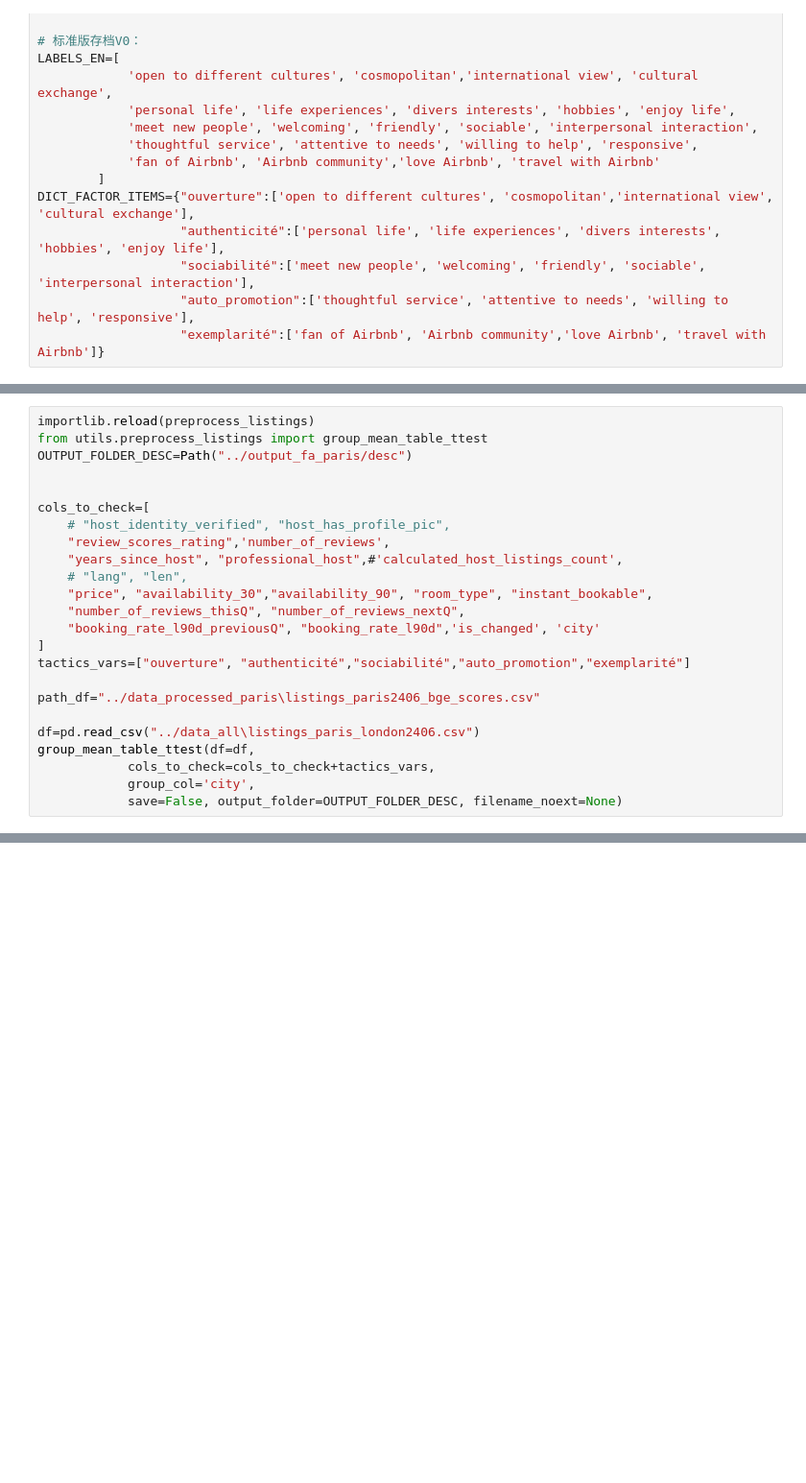
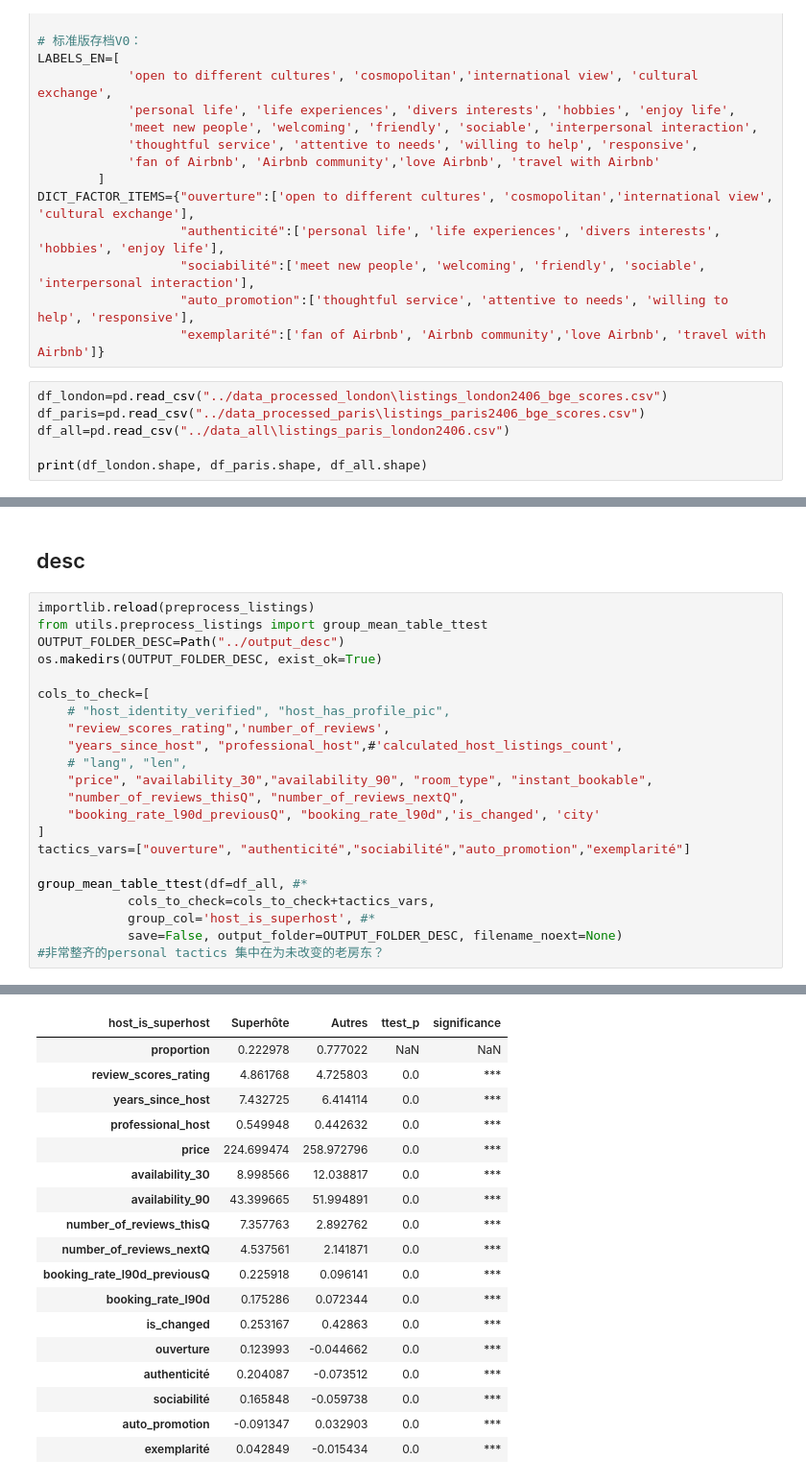
Before and after one commit to yeliu-dh/SelfPresentation_Multimodal_airbnb, a Jupyter notebook: C_stat/test_mod.ipynb, the cells around one changed output, grey strips where cells are left out. Shown at 96% size. Drawn from its saved outputs; the diff is of its cells as text; blank space fills up the shorter version.

```diff
--- a/C_stat/test_mod.ipynb
+++ b/C_stat/test_mod.ipynb
@@ -21,3 +21,9 @@ DICT_FACTOR_ITEMS={"ouverture":['open to different cultures', 'cosmopolitan','in
                    "sociabilité":['meet new people', 'welcoming', 'friendly', 'sociable', 'interpersonal interaction'],
                    "auto_promotion":['thoughtful service', 'attentive to needs', 'willing to help', 'responsive'],
                    "exemplarité":['fan of Airbnb', 'Airbnb community','love Airbnb', 'travel with Airbnb']}
+# %%
+df_london=pd.read_csv("../data_processed_london\listings_london2406_bge_scores.csv")
+df_paris=pd.read_csv("../data_processed_paris\listings_paris2406_bge_scores.csv")
+df_all=pd.read_csv("../data_all\listings_paris_london2406.csv")
+
+print(df_london.shape, df_paris.shape, df_all.shape)
@@ -24,8 +84,10 @@ DICT_FACTOR_ITEMS={"ouverture":['open to different cultures', 'cosmopolitan','in
+# %% [markdown]
+## desc
 # %%
 importlib.reload(preprocess_listings)
 from utils.preprocess_listings import group_mean_table_ttest
-OUTPUT_FOLDER_DESC=Path("../output_fa_paris/desc")
-
+OUTPUT_FOLDER_DESC=Path("../output_desc")
+os.makedirs(OUTPUT_FOLDER_DESC, exist_ok=True)
 
 cols_to_check=[
     # "host_identity_verified", "host_has_profile_pic",
@@ -38,10 +100,9 @@ cols_to_check=[
 ]
 tactics_vars=["ouverture", "authenticité","sociabilité","auto_promotion","exemplarité"]
 
-path_df="../data_processed_paris\listings_paris2406_bge_scores.csv"
-
-df=pd.read_csv("../data_all\listings_paris_london2406.csv")
-group_mean_table_ttest(df=df,
+group_mean_table_ttest(df=df_all, #*
             cols_to_check=cols_to_check+tactics_vars,
-            group_col='city',
+            group_col='host_is_superhost', #*
             save=False, output_folder=OUTPUT_FOLDER_DESC, filename_noext=None)
+#非常整齐的personal tactics 集中在为未改变的老房东？
+# %% [output]
@@ -47,0 +120,18 @@ group_mean_table_ttest(df=df,
+| host_is_superhost | Superhôte | Autres | ttest_p | significance |
+| proportion | 0.222978 | 0.777022 | NaN | NaN |
+| review_scores_rating | 4.861768 | 4.725803 | 0.0 | *** |
+| years_since_host | 7.432725 | 6.414114 | 0.0 | *** |
+| professional_host | 0.549948 | 0.442632 | 0.0 | *** |
+| price | 224.699474 | 258.972796 | 0.0 | *** |
+| availability_30 | 8.998566 | 12.038817 | 0.0 | *** |
+| availability_90 | 43.399665 | 51.994891 | 0.0 | *** |
+| number_of_reviews_thisQ | 7.357763 | 2.892762 | 0.0 | *** |
+| number_of_reviews_nextQ | 4.537561 | 2.141871 | 0.0 | *** |
+| booking_rate_l90d_previousQ | 0.225918 | 0.096141 | 0.0 | *** |
+| booking_rate_l90d | 0.175286 | 0.072344 | 0.0 | *** |
+| is_changed | 0.253167 | 0.42863 | 0.0 | *** |
+| ouverture | 0.123993 | -0.044662 | 0.0 | *** |
+| authenticité | 0.204087 | -0.073512 | 0.0 | *** |
+| sociabilité | 0.165848 | -0.059738 | 0.0 | *** |
+| auto_promotion | -0.091347 | 0.032903 | 0.0 | *** |
+| exemplarité | 0.042849 | -0.015434 | 0.0 | *** |
```
Also changed, not shown: parts of 24 cells of this notebook, 4 other files.
